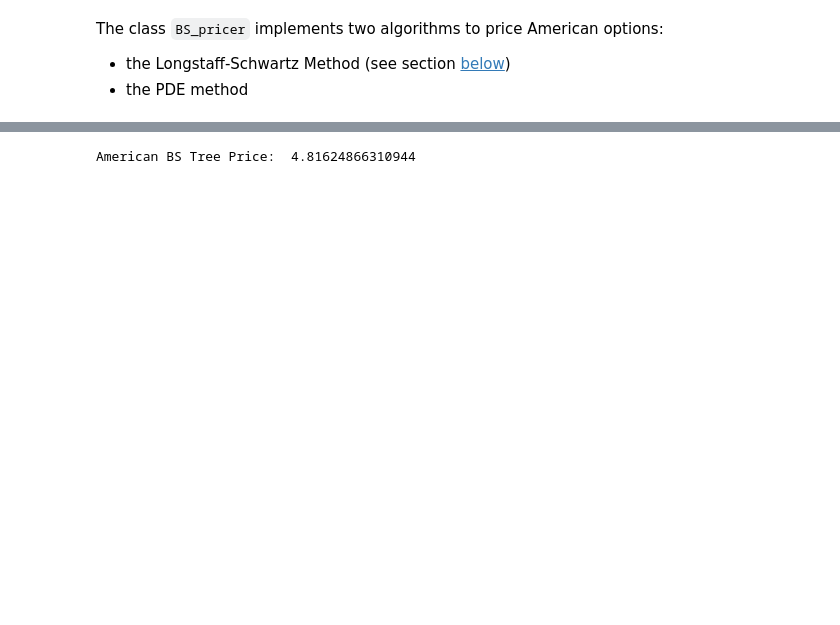
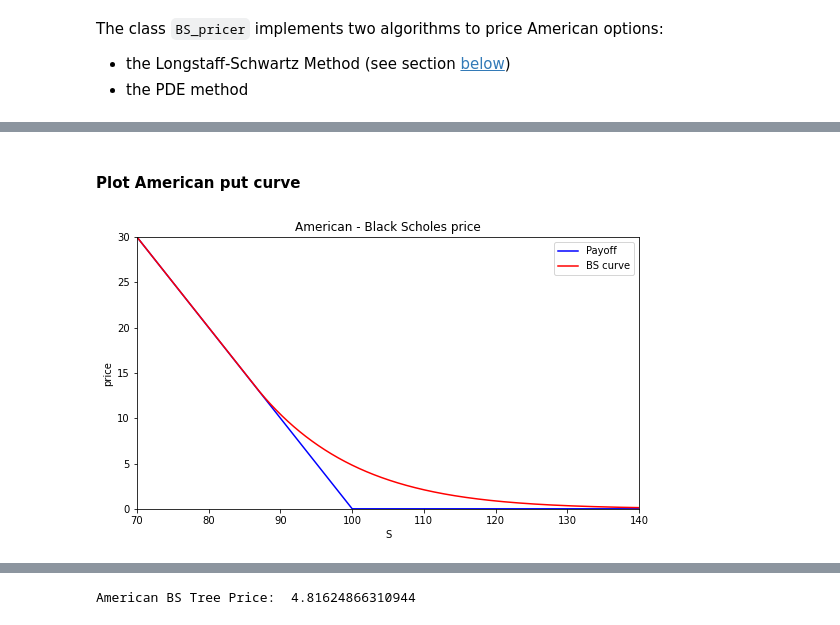
Before and after one commit to cantaro86/Financial-Models-Numerical-Methods, a Jupyter notebook: 2.3 American Options.ipynb, the cells around one changed output, grey strips where cells are left out. Drawn from its saved outputs; the diff is of its cells as text; code cells hidden in the pictures; blank space fills up the shorter version.

```diff
--- a/2.3 American Options.ipynb
+++ b/2.3 American Options.ipynb
@@ -92,0 +92,7 @@ BS.plot([60,140,0,50])
+# %% [markdown]
+#### Plot American put curve
+# %%
+fig = plt.figure(figsize=(9,5))
+BS.plot([70,140,0,30])
+# %% [output]
+[figure, added]
```
Also changed, not shown: parts of 27 cells of this notebook, 16 other files.
